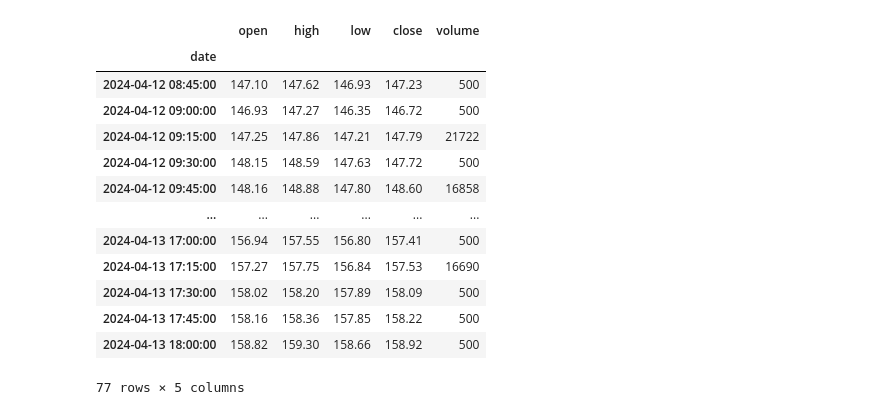
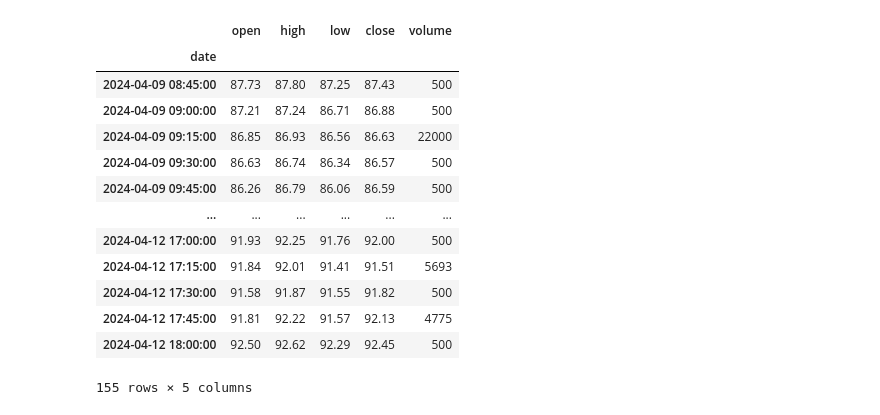
Before and after one commit to Design-01/stockbot_4, a Jupyter notebook: frames.ipynb, the cells around one changed output. Cells and saved outputs as stored; diff of their text form; code cells hidden in the pictures.

```diff
--- a/frames.ipynb
+++ b/frames.ipynb
@@ -2,46 +2,46 @@
 
 import pandas as pd
 from data.random_data import RandomOHLCV
 from data.ohlcv import ServeNewOHLCV
 
 
 ohlcv = RandomOHLCV(
     freq      = '15 min',
     head_max  = 0.3,
     tail_max  = 0.3,
     start     = '2024',
     open_val  = 100.00,
     periods   = 10_000,
     open_rng  = (-0.4, 0.4),
     close_rng = (-0.4, 0.4),
     vol_rng   = (-50, 60),
     volatility_rng  = (0, 0.02),
     volatility_dur  = 3,
     volatility_freq = 50
 ).get_dataframe()
 
 ohlcv
 
 serv = ServeNewOHLCV(ohlcv)
 # serv.serv_period(date='01-01-2024', start_time='09:30:00', end_time='16:00:00')
 # serv.serv_period(days_ago=3, months_ago=0, start_time='08:30:00', end_time='18:00:00')
-start_data = serv.serv_range(dayrange=(-2,-1), start_time='08:30:00', end_time='18:00:00')
+start_data = serv.serv_range(dayrange=(-5,-2), start_time='08:30:00', end_time='18:00:00')
 start_data
 # %% [output]
 |  | open | high | low | close | volume |
 | date |  |  |  |  |  |
-| 2024-04-12 08:45:00 | 147.10 | 147.62 | 146.93 | 147.23 | 500 |
-| 2024-04-12 09:00:00 | 146.93 | 147.27 | 146.35 | 146.72 | 500 |
-| 2024-04-12 09:15:00 | 147.25 | 147.86 | 147.21 | 147.79 | 21722 |
-| 2024-04-12 09:30:00 | 148.15 | 148.59 | 147.63 | 147.72 | 500 |
-| 2024-04-12 09:45:00 | 148.16 | 148.88 | 147.80 | 148.60 | 16858 |
+| 2024-04-09 08:45:00 | 87.73 | 87.80 | 87.25 | 87.43 | 500 |
+| 2024-04-09 09:00:00 | 87.21 | 87.24 | 86.71 | 86.88 | 500 |
+| 2024-04-09 09:15:00 | 86.85 | 86.93 | 86.56 | 86.63 | 22000 |
+| 2024-04-09 09:30:00 | 86.63 | 86.74 | 86.34 | 86.57 | 500 |
+| 2024-04-09 09:45:00 | 86.26 | 86.79 | 86.06 | 86.59 | 500 |
 | ... | ... | ... | ... | ... | ... |
-| 2024-04-13 17:00:00 | 156.94 | 157.55 | 156.80 | 157.41 | 500 |
-| 2024-04-13 17:15:00 | 157.27 | 157.75 | 156.84 | 157.53 | 16690 |
-| 2024-04-13 17:30:00 | 158.02 | 158.20 | 157.89 | 158.09 | 500 |
-| 2024-04-13 17:45:00 | 158.16 | 158.36 | 157.85 | 158.22 | 500 |
-| 2024-04-13 18:00:00 | 158.82 | 159.30 | 158.66 | 158.92 | 500 |
+| 2024-04-12 17:00:00 | 91.93 | 92.25 | 91.76 | 92.00 | 500 |
+| 2024-04-12 17:15:00 | 91.84 | 92.01 | 91.41 | 91.51 | 5693 |
+| 2024-04-12 17:30:00 | 91.58 | 91.87 | 91.55 | 91.82 | 500 |
+| 2024-04-12 17:45:00 | 91.81 | 92.22 | 91.57 | 92.13 | 4775 |
+| 2024-04-12 18:00:00 | 92.50 | 92.62 | 92.29 | 92.45 | 500 |
-77 rows × 5 columns
+155 rows × 5 columns
 # %%
 serv.next_bar(histBars=1)
 # %% [output]
```
Also changed, not shown: parts of 12 cells of this notebook, 5 other files.
